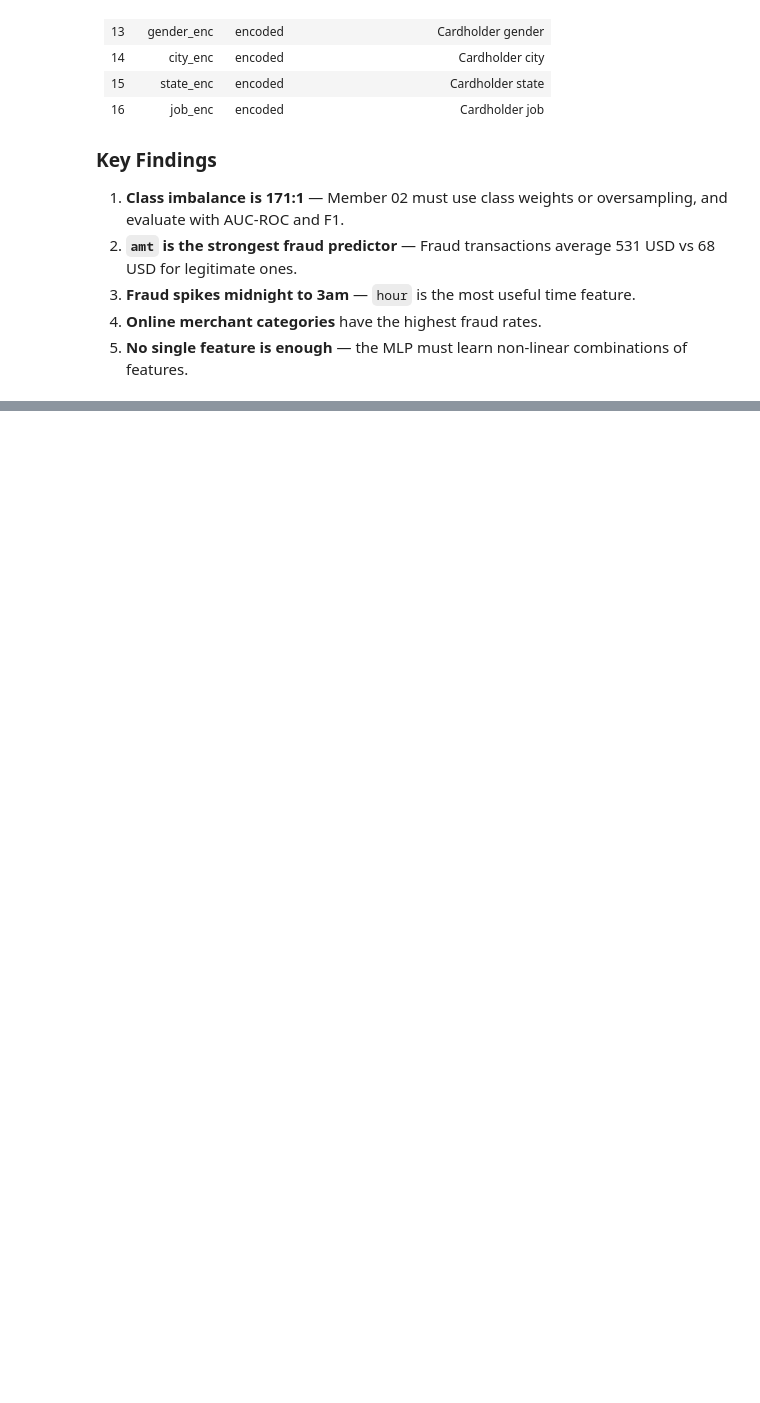
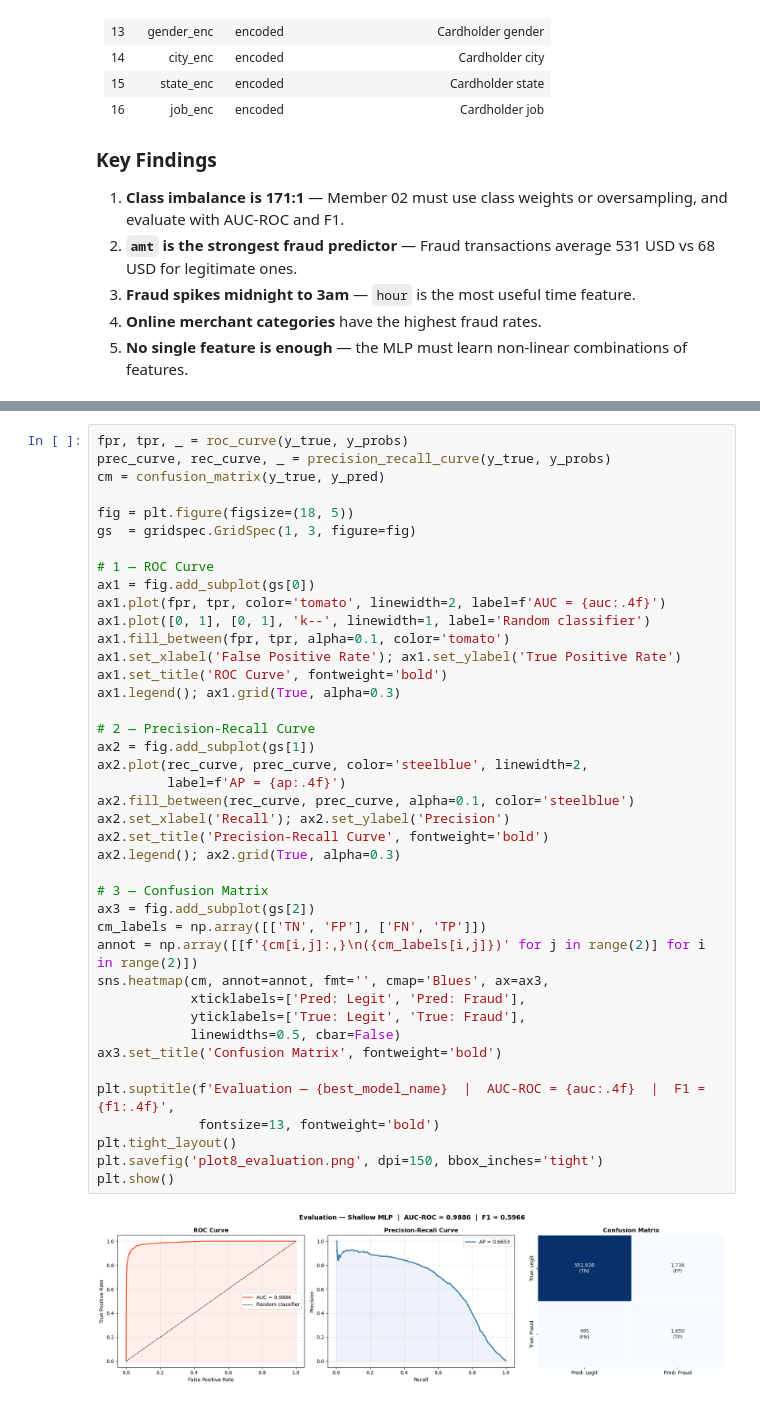
Before and after one commit to bouchra147587/p009-security, a Jupyter notebook: P009-Model-Inversion-Attack-Defense.ipynb, the cells around one changed output, grey strips where cells are left out. Saved outputs shown, nothing was run; the diff lists cells and outputs as text; blank space fills up the shorter version.

```diff
--- a/P009-Model-Inversion-Attack-Defense.ipynb
+++ b/P009-Model-Inversion-Attack-Defense.ipynb
@@ -795,0 +1386,43 @@ Files saved:
+# %%
+fpr, tpr, _ = roc_curve(y_true, y_probs)
+prec_curve, rec_curve, _ = precision_recall_curve(y_true, y_probs)
+cm = confusion_matrix(y_true, y_pred)
+
+fig = plt.figure(figsize=(18, 5))
+gs  = gridspec.GridSpec(1, 3, figure=fig)
+
+# 1 — ROC Curve
+ax1 = fig.add_subplot(gs[0])
+ax1.plot(fpr, tpr, color='tomato', linewidth=2, label=f'AUC = {auc:.4f}')
+ax1.plot([0, 1], [0, 1], 'k--', linewidth=1, label='Random classifier')
+ax1.fill_between(fpr, tpr, alpha=0.1, color='tomato')
+ax1.set_xlabel('False Positive Rate'); ax1.set_ylabel('True Positive Rate')
+ax1.set_title('ROC Curve', fontweight='bold')
+ax1.legend(); ax1.grid(True, alpha=0.3)
+
+# 2 — Precision-Recall Curve
+ax2 = fig.add_subplot(gs[1])
+ax2.plot(rec_curve, prec_curve, color='steelblue', linewidth=2,
+         label=f'AP = {ap:.4f}')
+ax2.fill_between(rec_curve, prec_curve, alpha=0.1, color='steelblue')
+ax2.set_xlabel('Recall'); ax2.set_ylabel('Precision')
+ax2.set_title('Precision-Recall Curve', fontweight='bold')
+ax2.legend(); ax2.grid(True, alpha=0.3)
+
+# 3 — Confusion Matrix
+ax3 = fig.add_subplot(gs[2])
+cm_labels = np.array([['TN', 'FP'], ['FN', 'TP']])
+annot = np.array([[f'{cm[i,j]:,}\n({cm_labels[i,j]})' for j in range(2)] for i in range(2)])
+sns.heatmap(cm, annot=annot, fmt='', cmap='Blues', ax=ax3,
+            xticklabels=['Pred: Legit', 'Pred: Fraud'],
+            yticklabels=['True: Legit', 'True: Fraud'],
+            linewidths=0.5, cbar=False)
+ax3.set_title('Confusion Matrix', fontweight='bold')
+
+plt.suptitle(f'Evaluation — {best_model_name}  |  AUC-ROC = {auc:.4f}  |  F1 = {f1:.4f}',
+             fontsize=13, fontweight='bold')
+plt.tight_layout()
+plt.savefig('plot8_evaluation.png', dpi=150, bbox_inches='tight')
+plt.show()
+# %% [output]
+[figure, added]
```
Also changed, not shown: parts of 47 cells of this notebook.
